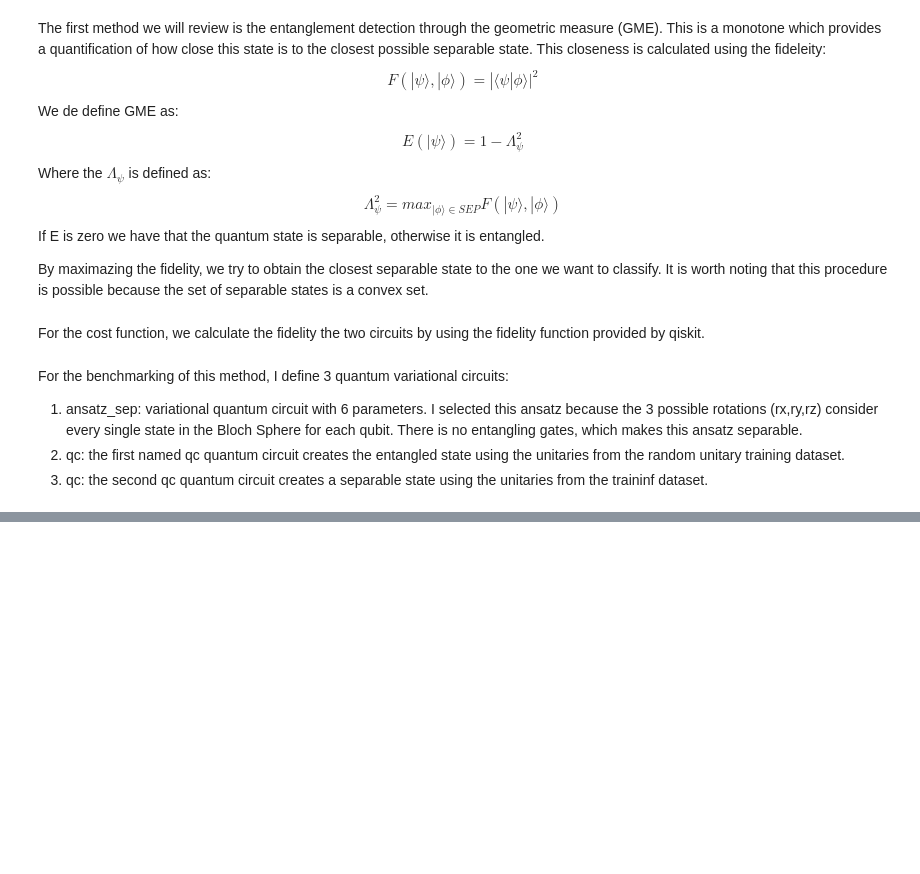
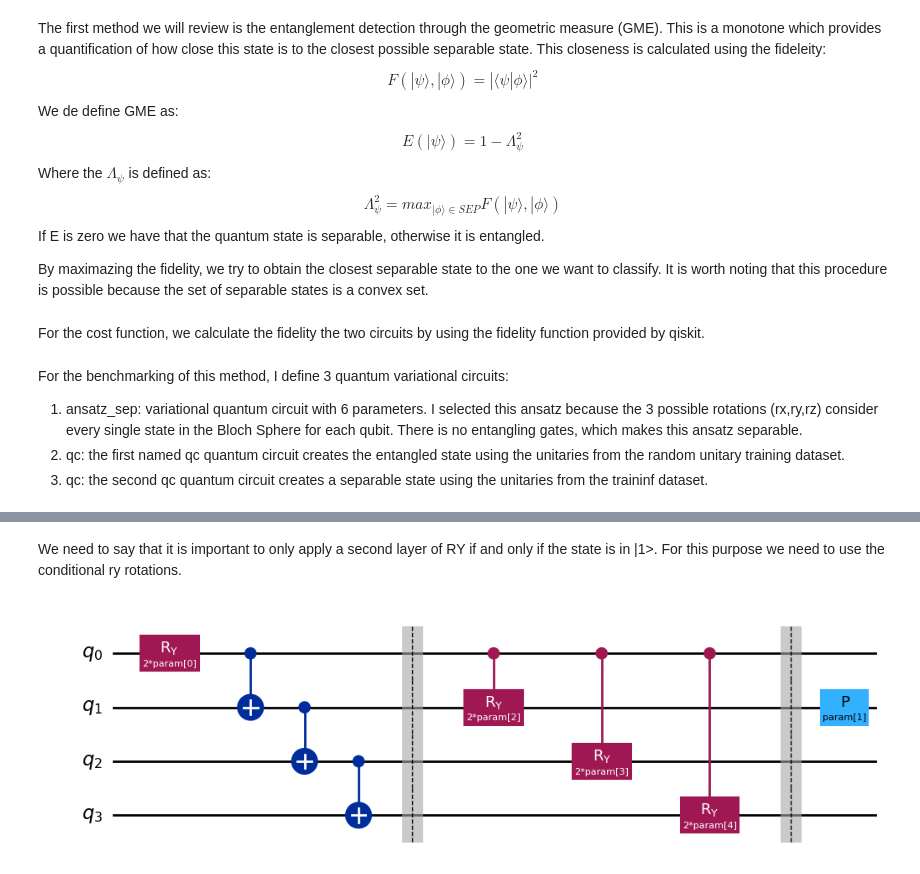
Before and after one commit to Guille-RR/TFM, a Jupyter notebook: 2qubit_entanglement.ipynb, the cells around one changed output, grey strips where cells are left out. Saved outputs shown, nothing was run; the diff lists cells and outputs as text; code cells hidden in the pictures; blank space fills up the shorter version.

```diff
--- a/2qubit_entanglement.ipynb
+++ b/2qubit_entanglement.ipynb
@@ -137,0 +242,18 @@ The method`s accuaracy is 100.0%
+# %% [markdown]
+We need to say that it is important to only apply a second layer of RY if and only if the state is in |1>. For this purpose we need to use the conditional ry rotations.
+# %%
+qc = QuantumCircuit(4)
+delta,phi,alpha,beta,gamma = ParameterVector('param',5)
+qc.ry(2 * delta,0)
+qc.cx(0,1)
+qc.cx(1,2)
+qc.cx(2,3)
+qc.barrier()
+qc.cry(2 * alpha,0,1)
+qc.cry(2 * beta,0,2)
+qc.cry(2 * gamma,0,3)
+qc.barrier()
+qc.p(phi,1)
+qc.draw('mpl')
+# %% [output]
+[figure, added]
```
Also changed, not shown: parts of 23 cells of this notebook.
